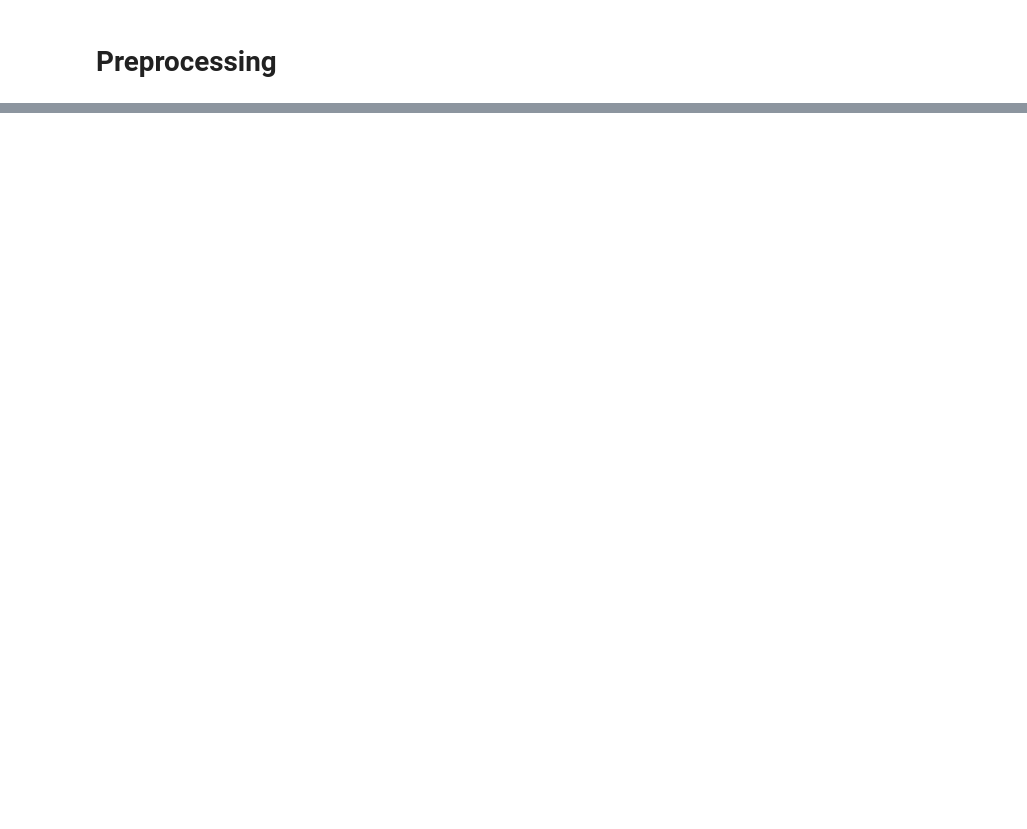
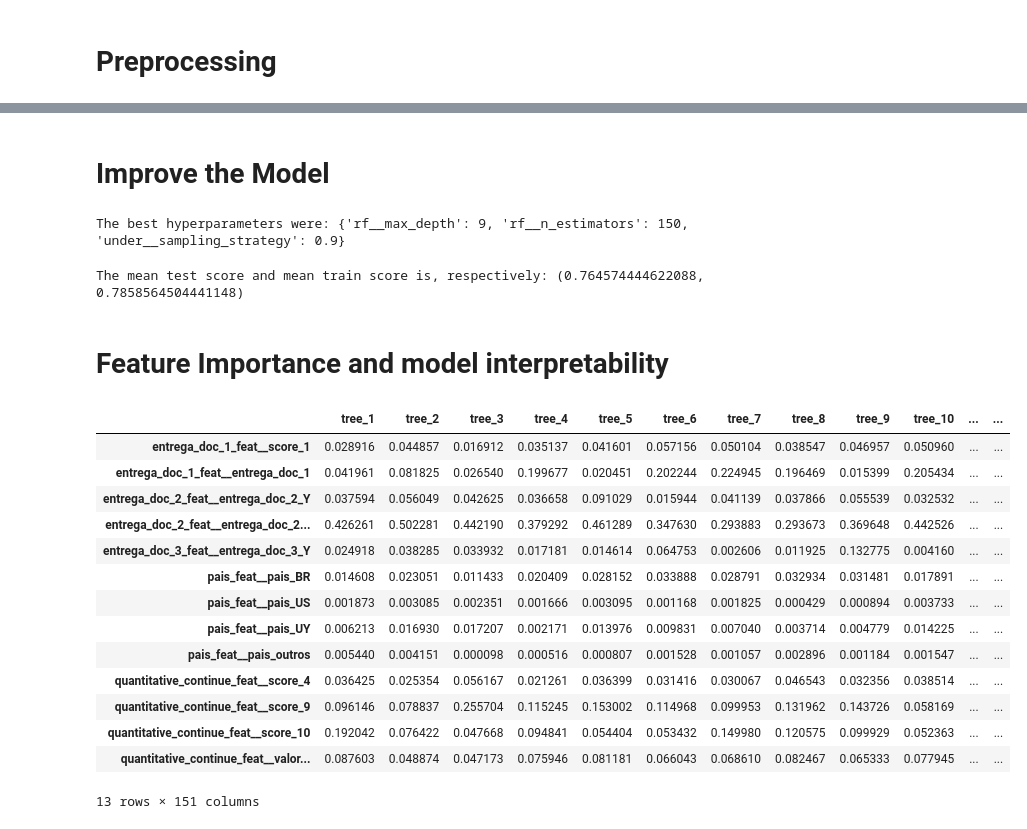
Before and after one commit to vitorbeltrao/fraud-detection, a Jupyter notebook: prototype_notebooks/ml_models.ipynb, the cells around one changed output, grey strips where cells are left out. Cells and saved outputs as stored; diff of their text form; code cells hidden in the pictures; blank space fills up the shorter version.

```diff
--- a/prototype_notebooks/ml_models.ipynb
+++ b/prototype_notebooks/ml_models.ipynb
@@ -51,0 +305,76 @@ y = train_set['fraude']
+# %% [markdown]
+# Improve the Model
+# %%
+# Hyperparameter tunning
+# 1. Instantiate the pipeline
+final_model = Pipeline(
+    steps=[
+        ('preprocessor', preprocessor),
+        ('under', RandomUnderSampler(random_state=42)),
+        ('rf', RandomForestClassifier(random_state=42))
+    ]
+)
+
+# 2. Hyperparameter interval to be tested
+param_grid = {
+    'rf__n_estimators': [150, 250, 350],
+    'rf__max_depth': [8, 9, None],
+    'under__sampling_strategy': ['auto', 0.5, 0.7, 0.8, 0.9, 1.0]
+}
+
+# 3. Training and apply grid search with cross-validation
+grid_search = GridSearchCV(final_model, param_grid, cv=5, scoring='balanced_accuracy', return_train_score=True)
+grid_search.fit(X, y)
+
+# Seeing the best hyperparameters for the model
+print('The best hyperparameters were:', grid_search.best_params_)
+# %% [output]
+The best hyperparameters were: {'rf__max_depth': 9, 'rf__n_estimators': 150, 'under__sampling_strategy': 0.9}
+# %%
+cvres = grid_search.cv_results_
+cvres = [(mean_test_score,
+            mean_train_score) for mean_test_score,
+            mean_train_score in sorted(zip(cvres['mean_test_score'],
+                                        cvres['mean_train_score']),
+                                    reverse=True) if (math.isnan(mean_test_score) != True)]
+print(
+    'The mean test score and mean train score is, respectively:',
+    cvres[0])
+# %% [output]
+The mean test score and mean train score is, respectively: (0.764574444622088, 0.7858564504441148)
+# %% [markdown]
+# Feature Importance and model interpretability
+# %%
+# Get the best estimator from the grid search
+rf = grid_search.best_estimator_.named_steps['rf']
+
+# importance based on each tree
+# Let's take the importance derived by each single decisiont tree
+global_exp = pd.DataFrame()
+
+for i in range(150):
+    # Get the feature importances of the i-th tree and add them to the DataFrame
+    global_exp[f'tree_{i+1}'] = rf.estimators_[i].feature_importances_
+
+# Set the feature names as indices of the DataFrame
+global_exp.index = grid_search.best_estimator_.named_steps['preprocessor'].get_feature_names_out()
+
+# Calculate the mean importance of features across all trees
+global_exp['importance'] = global_exp.mean(axis=1)
+global_exp
+# %% [output]
+|  | tree_1 | tree_2 | tree_3 | tree_4 | tree_5 | tree_6 | tree_7 | tree_8 | tree_9 | tree_10 | ... | ... |
+| entrega_doc_1_feat__score_1 | 0.028916 | 0.044857 | 0.016912 | 0.035137 | 0.041601 | 0.057156 | 0.050104 | 0.038547 | 0.046957 | 0.050960 | ... | ... |
+| entrega_doc_1_feat__entrega_doc_1 | 0.041961 | 0.081825 | 0.026540 | 0.199677 | 0.020451 | 0.202244 | 0.224945 | 0.196469 | 0.015399 | 0.205434 | ... | ... |
+| entrega_doc_2_feat__entrega_doc_2_Y | 0.037594 | 0.056049 | 0.042625 | 0.036658 | 0.091029 | 0.015944 | 0.041139 | 0.037866 | 0.055539 | 0.032532 | ... | ... |
+| entrega_doc_2_feat__entrega_doc_2... | 0.426261 | 0.502281 | 0.442190 | 0.379292 | 0.461289 | 0.347630 | 0.293883 | 0.293673 | 0.369648 | 0.442526 | ... | ... |
+| entrega_doc_3_feat__entrega_doc_3_Y | 0.024918 | 0.038285 | 0.033932 | 0.017181 | 0.014614 | 0.064753 | 0.002606 | 0.011925 | 0.132775 | 0.004160 | ... | ... |
+| pais_feat__pais_BR | 0.014608 | 0.023051 | 0.011433 | 0.020409 | 0.028152 | 0.033888 | 0.028791 | 0.032934 | 0.031481 | 0.017891 | ... | ... |
+| pais_feat__pais_US | 0.001873 | 0.003085 | 0.002351 | 0.001666 | 0.003095 | 0.001168 | 0.001825 | 0.000429 | 0.000894 | 0.003733 | ... | ... |
+| pais_feat__pais_UY | 0.006213 | 0.016930 | 0.017207 | 0.002171 | 0.013976 | 0.009831 | 0.007040 | 0.003714 | 0.004779 | 0.014225 | ... | ... |
+| pais_feat__pais_outros | 0.005440 | 0.004151 | 0.000098 | 0.000516 | 0.000807 | 0.001528 | 0.001057 | 0.002896 | 0.001184 | 0.001547 | ... | ... |
+| quantitative_continue_feat__score_4 | 0.036425 | 0.025354 | 0.056167 | 0.021261 | 0.036399 | 0.031416 | 0.030067 | 0.046543 | 0.032356 | 0.038514 | ... | ... |
+| quantitative_continue_feat__score_9 | 0.096146 | 0.078837 | 0.255704 | 0.115245 | 0.153002 | 0.114968 | 0.099953 | 0.131962 | 0.143726 | 0.058169 | ... | ... |
+| quantitative_continue_feat__score_10 | 0.192042 | 0.076422 | 0.047668 | 0.094841 | 0.054404 | 0.053432 | 0.149980 | 0.120575 | 0.099929 | 0.052363 | ... | ... |
+| quantitative_continue_feat__valor... | 0.087603 | 0.048874 | 0.047173 | 0.075946 | 0.081181 | 0.066043 | 0.068610 | 0.082467 | 0.065333 | 0.077945 | ... | ... |
+13 rows × 151 columns
```
Also changed, not shown: parts of 26 cells of this notebook, 2 other files.
